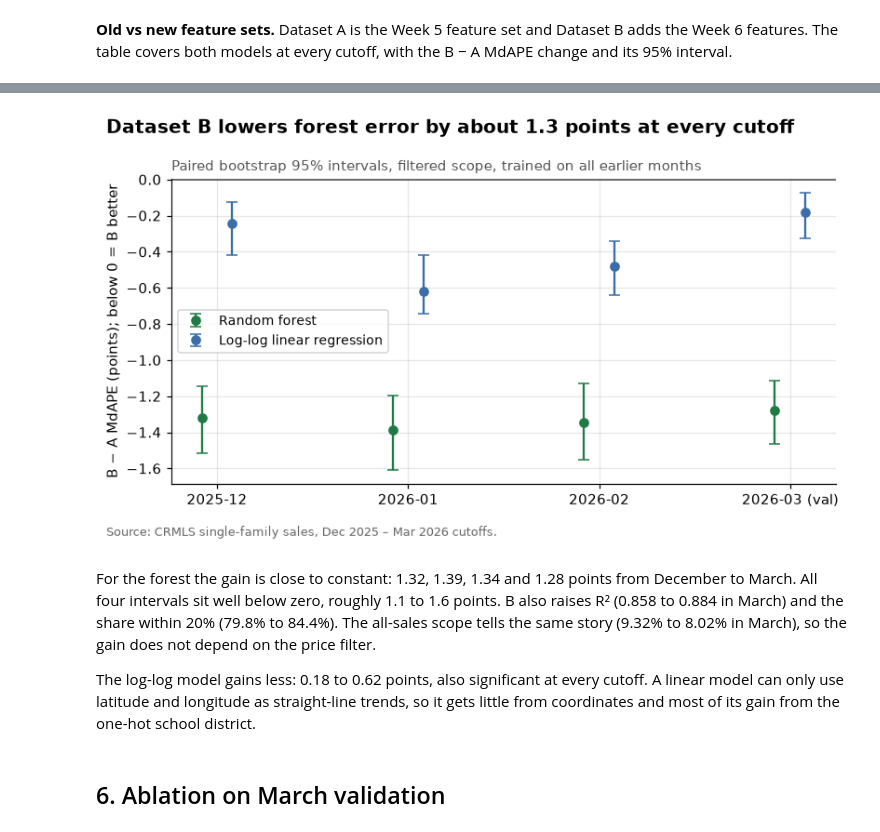
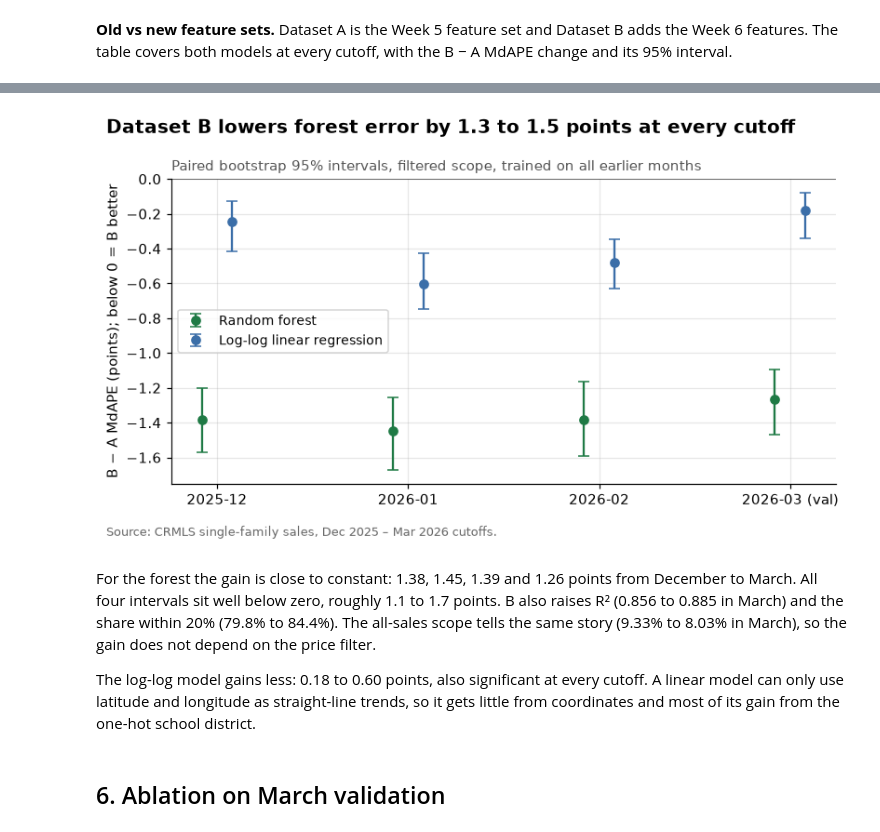
Before and after one commit to tantancodes/IDX-Exchange-Data-Science, a Jupyter notebook: notebooks/05_feature_engineering.ipynb, the cells around one changed output, grey strips where cells are left out. Saved outputs shown, nothing was run; the diff lists cells and outputs as text; code cells hidden in the pictures.

Commit message:
lock final model before april test

```diff
--- a/notebooks/05_feature_engineering.ipynb
+++ b/notebooks/05_feature_engineering.ipynb
@@ -13,6 +11,7 @@ Recommendation: carry Dataset B forward to the Week 7 gradient-boosting models.
 # %% [markdown]
 ## 1. Setup
 # %%
+import json
 import sys
 from pathlib import Path
 
@@ -41,7 +40,8 @@ CUTOFFS = avm.TEAM_BACKTEST_MONTHS + [VAL_MONTH]
 
 EXPECTED_FINGERPRINT = "66cab54017ab"  # all 28 files, January 2024 – April 2026
 WEEK4_FINGERPRINT = "2ff3877a04bd"     # the 27 files through March 2026
-EXPECTED_CLEAN_ROWS = 297_152
+EXPECTED_CLEAN_ROWS = 297_017      # 297,152 Week 4 sales minus 135 re-reported copies
+CHOICE_PATH = RESULTS_DIR / "feature_set_choice.json"
 
 # The district join and the experiments are cached; they rebuild when a cache
 # file is missing or when these flags are set.
@@ -66,7 +66,11 @@ FEATURE_SETS = {
     "A + age": A.plus("A + age", "age"),
     "A + coordinates": A.plus("A + coordinates", "coordinates"),
     "A + school district": A.plus("A + school district", "school district"),
+    "B without ratios": avm.FEATURES_WITHOUT_RATIOS,
 }
+NO_RATIOS = "B without ratios"
+# B without ratios replaces B if its March MdAPE is no more than this much worse.
+SIMPLER_SET_TOLERANCE = 0.1
 assert FEATURE_SETS["B"] == FEATURE_SETS["A + ratios + age + coordinates"].plus("B", "school district")
 CUMULATIVE = ["A", "A + ratios", "A + ratios + age", "A + ratios + age + coordinates", "B"]
 SINGLE = ["A + ratios", "A + age", "A + coordinates", "A + school district"]
@@ -98,12 +104,20 @@ used_files = snapshot["file"].str[9:15] < TEST_MONTH
 assert avm.snapshot_fingerprint(snapshot.loc[used_files]) == WEEK4_FINGERPRINT
 raw = raw.loc[raw["SourceFile"].isin(snapshot.loc[used_files, "file"])]
 
-df, cleaning_steps, set_missing = avm.clean(raw)
+df, cleaning_steps, set_missing = avm.clean(raw, drop_rereported=True)
 assert len(df) == EXPECTED_CLEAN_ROWS, f"Cleaning changed: {len(df):,} rows"
 assert df["CloseMonth"].max() == VAL_MONTH
 print(f"Files through {VAL_MONTH} (snapshot {WEEK4_FINGERPRINT}): {len(raw):,} raw rows, "
       f"{len(df):,} sales after cleaning")
 print(f"April 2026 file ({snapshot.loc[~used_files, 'rows'].sum():,} rows) set aside before cleaning")
+display(cleaning_steps.assign(**{c: cleaning_steps[c].map("{:,}".format) for c in ("removed", "rows_left")})
+        .set_index("step"))
+
+rereported = cleaning_steps.attrs["rereported"]
+by_month = rereported["CloseMonth"].value_counts().reindex(sorted(df["CloseMonth"].unique()), fill_value=0)
+print(f"Re-reported copies removed per close month ({len(rereported)} in total, "
+      f"at most {by_month.max()} in any month):")
+print(", ".join(f"{month_[:4]}-{month_[4:]}: {n}" for month_, n in by_month.items()))
 
 new_fields = pd.DataFrame({
     "Plausibility rule": [f"{avm.EARLIEST_YEAR_BUILT} to the sale year",
@@ -132,18 +157,12 @@ This keeps the label to the schools a home is actually assigned to and gives eac
 
 The join is cached per listing location (`ListingKey` plus coordinates) in `data/processed/`. We don't key on `ListingKey` alone because 44 listing keys appear on more than one sale with different coordinates. Missing or out-of-bounds coordinates get no district. The district label is categorical, so it is target-encoded inside the pipeline exactly like city and ZIP.
 # %%
-LOCATION = ["ListingKey", "Latitude", "Longitude"]
-if RERUN_DISTRICTS or not DISTRICT_CACHE.exists():
-    districts = avm.load_school_districts(DISTRICT_SHAPEFILE)
-    locations = df[LOCATION].drop_duplicates().reset_index(drop=True)
-    labels = avm.assign_school_districts(locations["Latitude"], locations["Longitude"], districts)
-    DISTRICT_CACHE.parent.mkdir(parents=True, exist_ok=True)
-    pd.concat([locations, labels], axis=1).to_csv(DISTRICT_CACHE, index=False)
-    print(f"Joined {len(locations):,} listing locations to {len(districts)} district polygons")
-
-district_cache = pd.read_csv(DISTRICT_CACHE, dtype={"SchoolDistrict": str})
-df = df.merge(district_cache, on=LOCATION, how="left", validate="many_to_one", indicator=True)
-assert (df.pop("_merge") == "both").all() and len(df) == EXPECTED_CLEAN_ROWS
+if RERUN_DISTRICTS:
+    DISTRICT_CACHE.unlink(missing_ok=True)
+df, newly_joined = avm.attach_school_districts(df, DISTRICT_CACHE, DISTRICT_SHAPEFILE)
+assert len(df) == EXPECTED_CLEAN_ROWS
+print(f"{newly_joined:,} listing locations joined against the boundaries this run; "
+      "the rest came from the cache")
 
 located = df["Latitude"].notna()
 matched = df["SchoolDistrict"].notna()
@@ -346,28 +392,29 @@ All valid sales
 # %%
 fig, ax = plt.subplots(figsize=(7.5, 4.2))
 offsets = {FOREST: -0.08, LOG_LINEAR: 0.08}
 colors = {FOREST: avm.MODEL_COLORS[FOREST], LOG_LINEAR: avm.MODEL_COLORS[LOG_LINEAR]}
 for model in (FOREST, LOG_LINEAR):
-    rows = feature_bootstrap.query("model == @model and feature_set == 'B'").set_index("month").loc[CUTOFFS]
+    rows = feature_bootstrap.query("model == @model and feature_set == 'B' and baseline == 'A'") \
+        .set_index("month").loc[CUTOFFS]
     x = np.arange(len(CUTOFFS)) + offsets[model]
     ax.errorbar(x, rows["mdape_change"],
                 yerr=[rows["mdape_change"] - rows["ci_low"], rows["ci_high"] - rows["mdape_change"]],
                 fmt="o", capsize=4, color=colors[model], label=model)
 ax.axhline(0, color="#444444", linewidth=1)
 ax.set_xticks(range(len(CUTOFFS)), [month_label(m) + (" (val)" if m == VAL_MONTH else "")
                                     for m in CUTOFFS])
 ax.set_ylabel("B − A MdAPE (points); below 0 = B better")
 ax.legend(loc="center left", fontsize=9)
-avm.finish_chart(fig, ax, "Dataset B lowers forest error by about 1.3 points at every cutoff",
+avm.finish_chart(fig, ax, "Dataset B lowers forest error by 1.3 to 1.5 points at every cutoff",
                  "Paired bootstrap 95% intervals, filtered scope, trained on all earlier months",
                  "Source: CRMLS single-family sales, Dec 2025 – Mar 2026 cutoffs.")
 plt.show()
 # %% [output]
-[figure, old version]
+[figure, new version]
 # %% [markdown]
-For the forest the gain is close to constant: 1.32, 1.39, 1.34 and 1.28 points from December to March. All four intervals sit well below zero, roughly 1.1 to 1.6 points. B also raises R² (0.858 to 0.884 in March) and the share within 20% (79.8% to 84.4%). The all-sales scope tells the same story (9.32% to 8.02% in March), so the gain does not depend on the price filter.
+For the forest the gain is close to constant: 1.38, 1.45, 1.39 and 1.26 points from December to March. All four intervals sit well below zero, roughly 1.1 to 1.7 points. B also raises R² (0.856 to 0.885 in March) and the share within 20% (79.8% to 84.4%). The all-sales scope tells the same story (9.33% to 8.03% in March), so the gain does not depend on the price filter.
 
-The log-log model gains less: 0.18 to 0.62 points, also significant at every cutoff. A linear model can only use latitude and longitude as straight-line trends, so it gets little from coordinates and most of its gain from the one-hot school district.
+The log-log model gains less: 0.18 to 0.60 points, also significant at every cutoff. A linear model can only use latitude and longitude as straight-line trends, so it gets little from coordinates and most of its gain from the one-hot school district.
 # %% [markdown]
 ## 6. Ablation on March validation
 # %% [markdown]
```
Also changed, not shown: parts of 20 cells of this notebook, 9 other files.
